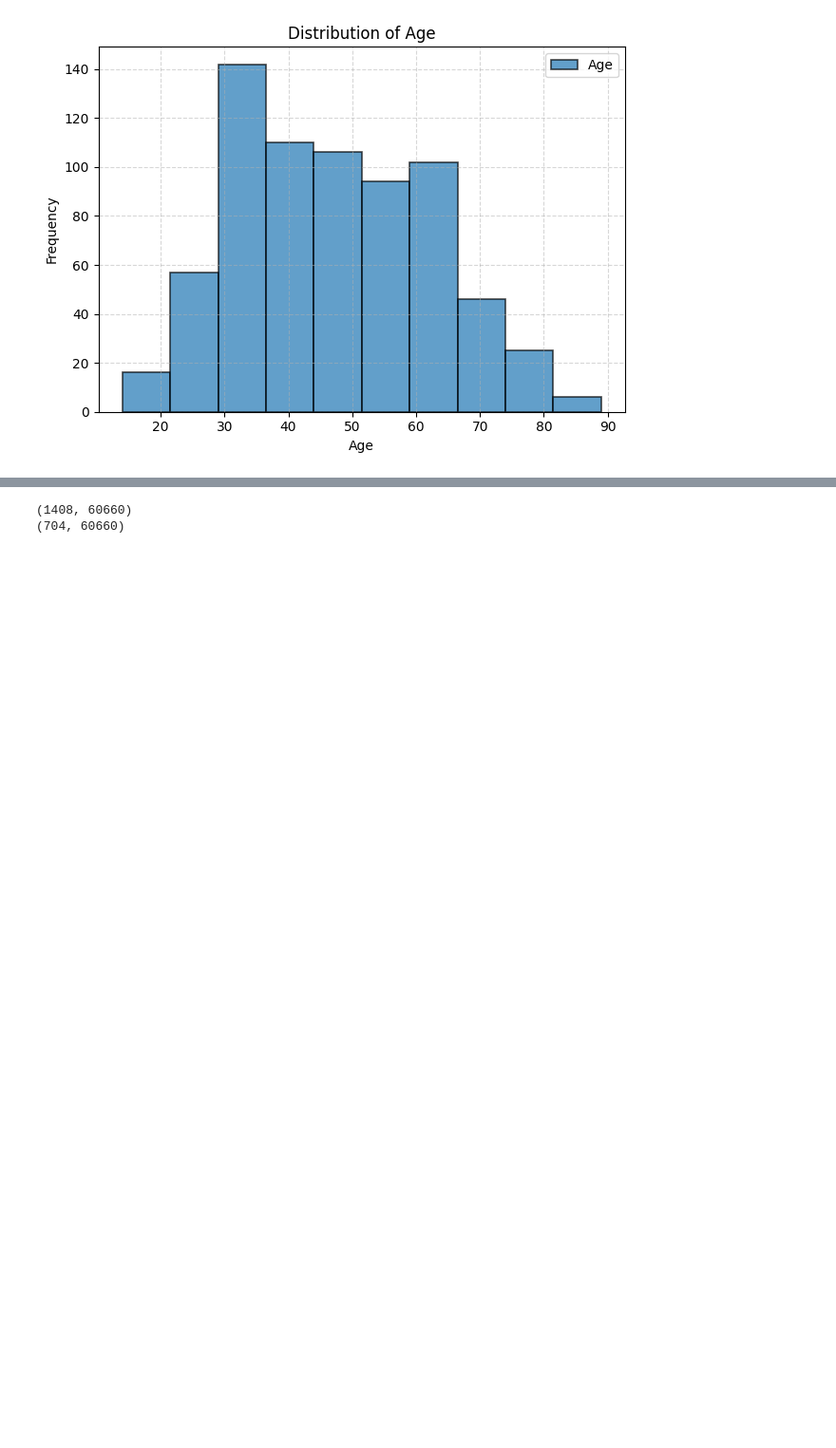
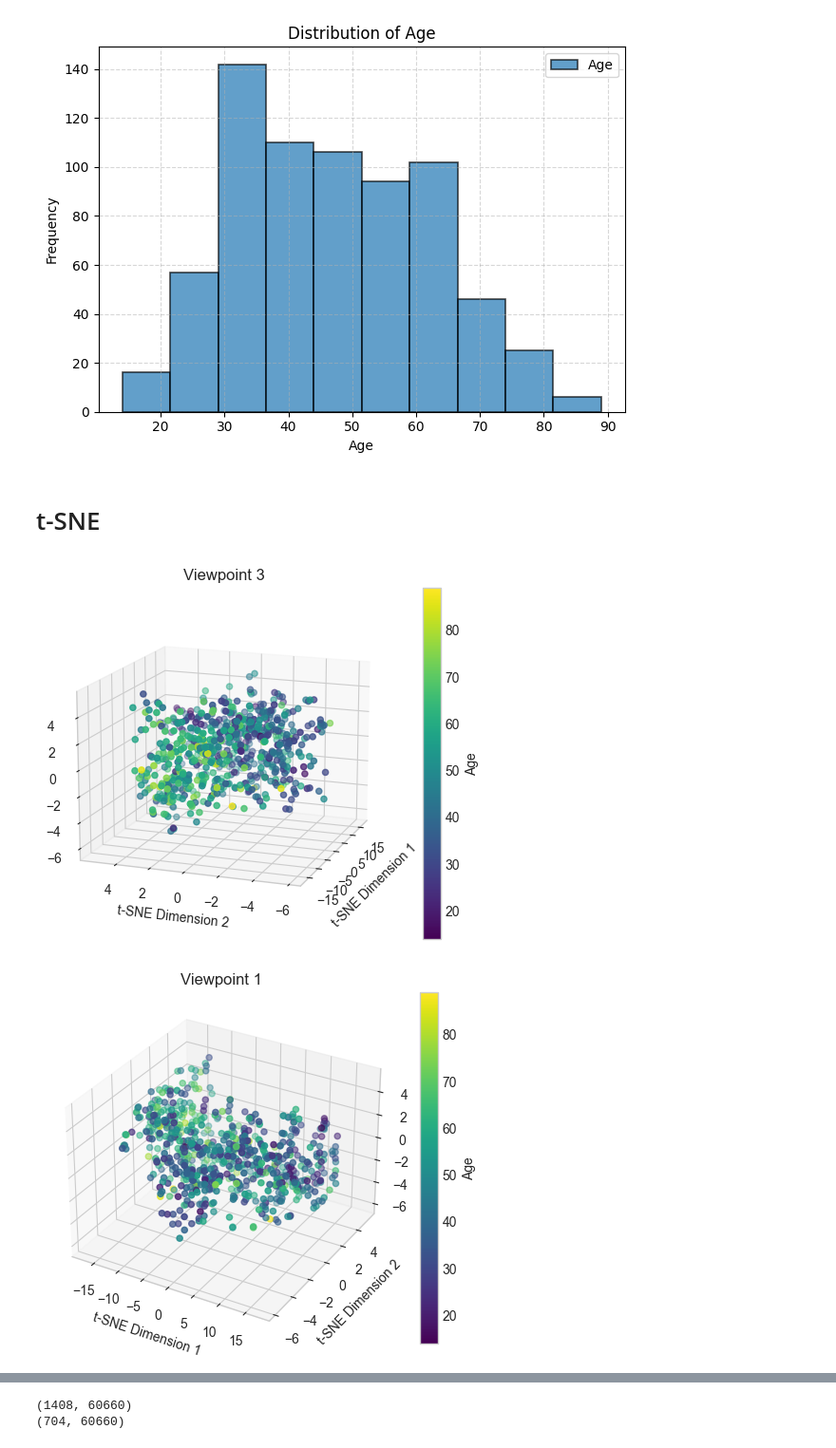
Before and after one commit to igorperic17/gene-expression-age-prediction, a Jupyter notebook: xgboost_age.ipynb, the cells around one changed output, grey strips where cells are left out. Shown: that part at 95% size. Saved outputs shown, nothing was run; the diff lists cells and outputs as text; code cells hidden in the pictures; blank space fills up the shorter version.

Commit message:
Added t-SNE plots

```diff
--- a/xgboost_age.ipynb
+++ b/xgboost_age.ipynb
@@ -245,3 +247,46 @@ plt.tight_layout()
 plt.show()
 # %% [output]
 [figure]
+# %% [markdown]
+# t-SNE
+# %%
+# Perform t-SNE analysis
+tsne = TSNE(n_components=3, random_state=42)
+features_tsne = tsne.fit_transform(data_valid_age)
+# %%
+# Figure 1
+fig3 = plt.figure()
+ax3 = fig3.add_subplot(111, projection='3d')
+scatter3 = ax3.scatter(features_tsne[:, 0], features_tsne[:, 1], features_tsne[:, 2], c=age, cmap="viridis")
+ax3.view_init(elev=15, azim=200)  # Adjust the elevation and azimuth angles
+ax3.set_xlabel("t-SNE Dimension 1")
+ax3.set_ylabel("t-SNE Dimension 2")
+ax3.set_zlabel("t-SNE Dimension 3")
+ax3.set_title("Viewpoint 3")
+plt.colorbar(scatter3, ax=ax3, label="Age")
+
+fig1 = plt.figure()
+ax1 = fig1.add_subplot(111, projection='3d')
+scatter1 = ax1.scatter(features_tsne[:, 0], features_tsne[:, 1], features_tsne[:, 2], c=age, cmap="viridis")
+ax1.set_xlabel("t-SNE Dimension 1")
+ax1.set_ylabel("t-SNE Dimension 2")
+ax1.set_zlabel("t-SNE Dimension 3")
+ax1.set_title("Viewpoint 1")
+plt.colorbar(scatter1, ax=ax1, label="Age")
+
+# Figure 3
+fig2 = plt.figure()
+ax2 = fig2.add_subplot(111, projection='3d')
+scatter2 = ax2.scatter(features_tsne[:, 0], features_tsne[:, 1], features_tsne[:, 2], c=age, cmap="viridis")
+ax2.view_init(elev=30, azim=120)  # Adjust the elevation and azimuth angles
+ax2.set_xlabel("t-SNE Dimension 1")
+ax2.set_ylabel("t-SNE Dimension 2")
+ax2.set_zlabel("t-SNE Dimension 3")
+ax2.set_title("Viewpoint 2")
+plt.colorbar(scatter2, ax=ax2, label="Age")
+
+
+plt.show()
+# %% [output]
+[figure, added]
+[figure, added]
```
Also changed, not shown: parts of 3 cells of this notebook.
